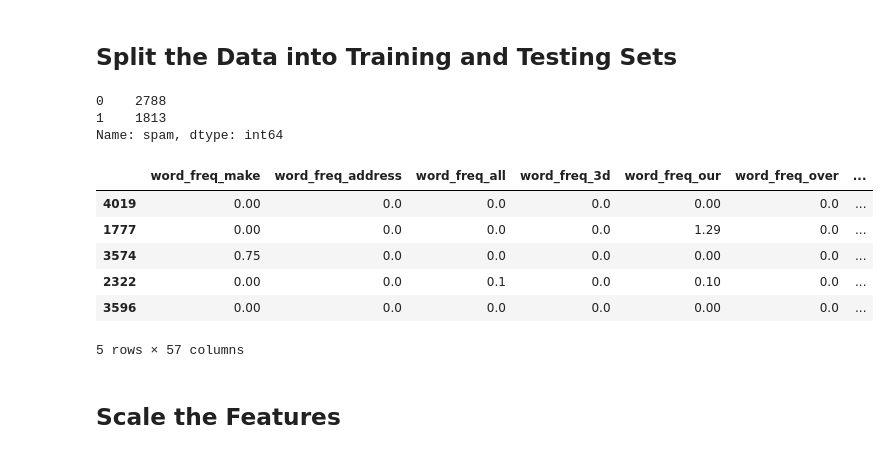
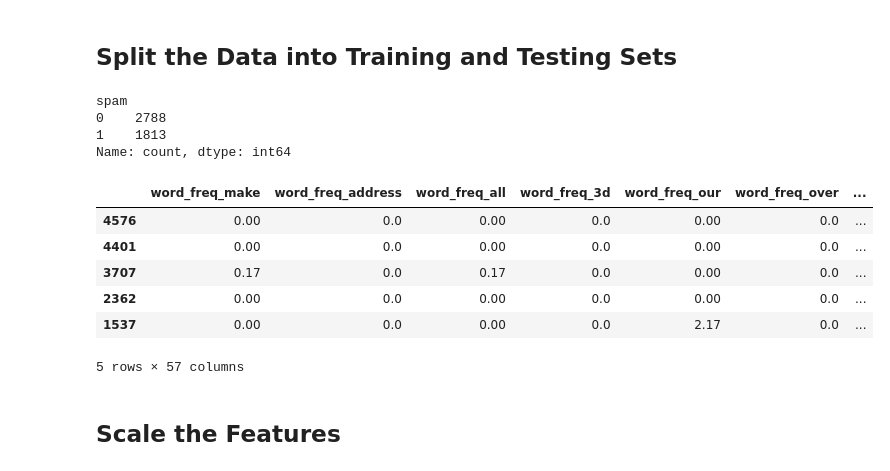
Before and after one commit to rashalkhatib/classification-challenge, a Jupyter notebook: spam_detector.ipynb, the cells around one changed output. Drawn from its saved outputs; the diff is of its cells as text; code cells hidden in the pictures.

Commit message:
Update spam_detector.ipynb execution count

```diff
--- a/spam_detector.ipynb
+++ b/spam_detector.ipynb
@@ -35,21 +35,28 @@ Write down your prediction in the designated cells in your Jupyter Notebook, and
 ## Split the Data into Training and Testing Sets
 # %%
 # Create the labels set `y` and features DataFrame `X`
+y = data["spam"]
+X = data.drop(columns="spam")
 # %%
 # Check the balance of the labels variable (`y`) by using the `value_counts` function.
+y.value_counts()
 # %% [output]
+spam
 0    2788
 1    1813
-Name: spam, dtype: int64
+Name: count, dtype: int64
 # %%
 # Split the data into X_train, X_test, y_train, y_test
+X_train, X_test, y_train, y_test = train_test_split(X, y, random_state=1)
+# show head of y_train
+X_train.head()
 # %% [output]
 |  | word_freq_make | word_freq_address | word_freq_all | word_freq_3d | word_freq_our | word_freq_over | ... |
-| 4019 | 0.00 | 0.0 | 0.0 | 0.0 | 0.00 | 0.0 | ... |
-| 1777 | 0.00 | 0.0 | 0.0 | 0.0 | 1.29 | 0.0 | ... |
-| 3574 | 0.75 | 0.0 | 0.0 | 0.0 | 0.00 | 0.0 | ... |
-| 2322 | 0.00 | 0.0 | 0.1 | 0.0 | 0.10 | 0.0 | ... |
-| 3596 | 0.00 | 0.0 | 0.0 | 0.0 | 0.00 | 0.0 | ... |
+| 4576 | 0.00 | 0.0 | 0.00 | 0.0 | 0.00 | 0.0 | ... |
+| 4401 | 0.00 | 0.0 | 0.00 | 0.0 | 0.00 | 0.0 | ... |
+| 3707 | 0.17 | 0.0 | 0.17 | 0.0 | 0.00 | 0.0 | ... |
+| 2362 | 0.00 | 0.0 | 0.00 | 0.0 | 0.00 | 0.0 | ... |
+| 1537 | 0.00 | 0.0 | 0.00 | 0.0 | 2.17 | 0.0 | ... |
 5 rows × 57 columns
 # %% [markdown]
 ## Scale the Features
```
Also changed, not shown: parts of 9 cells of this notebook.
